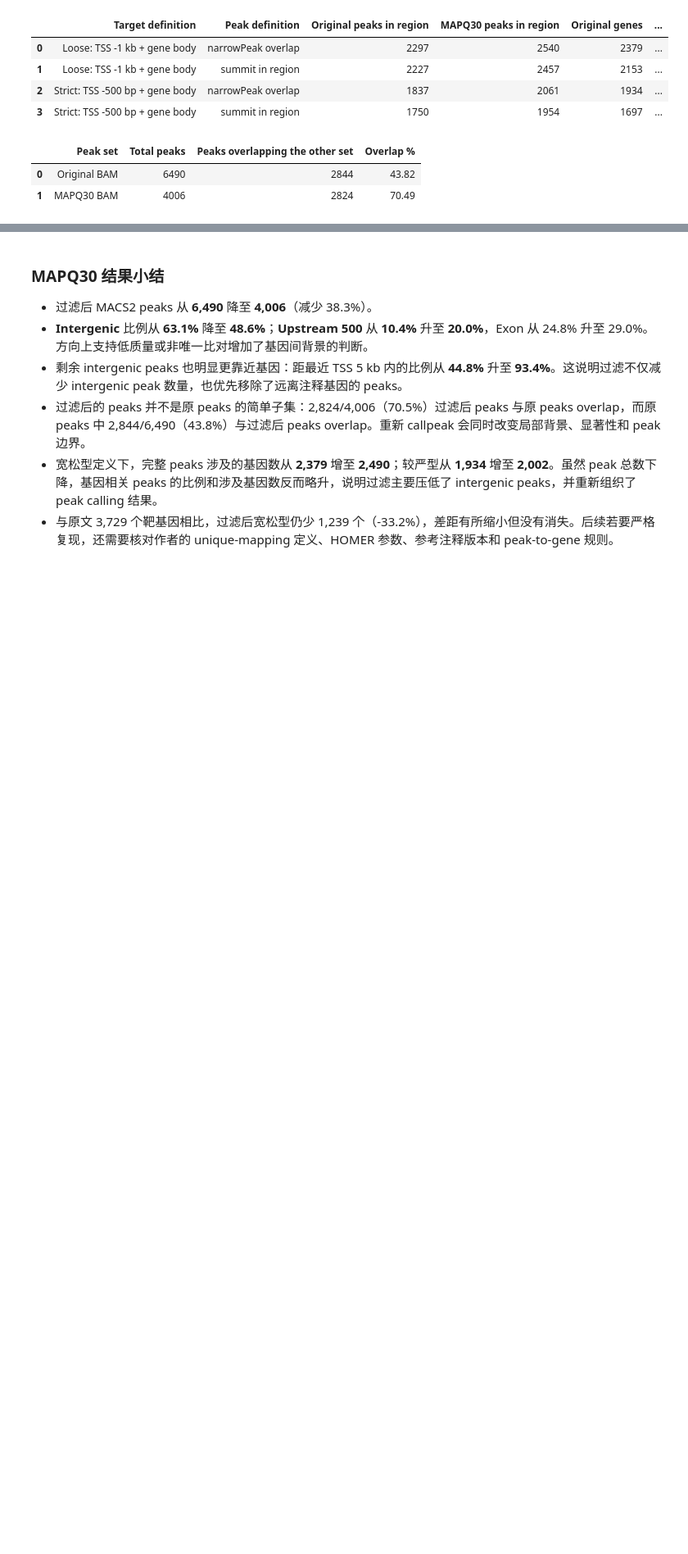
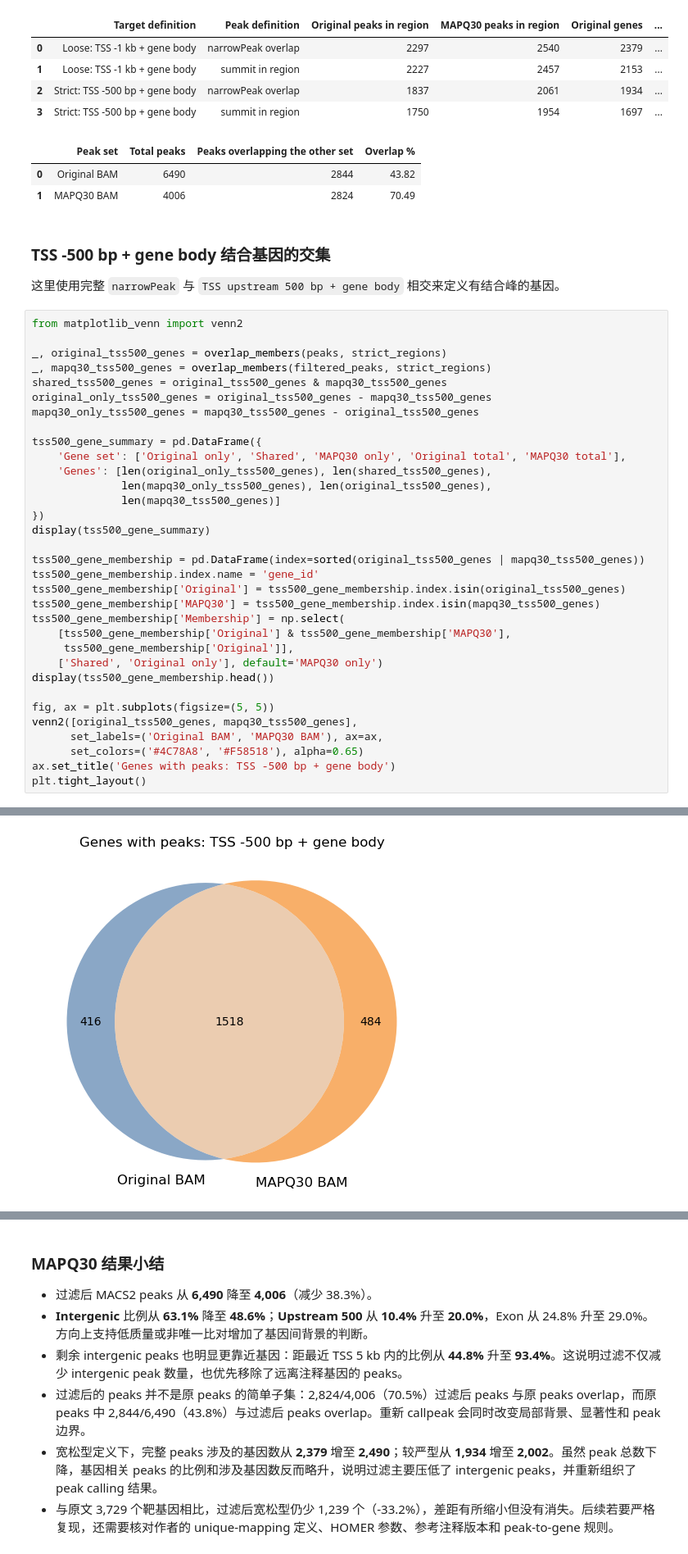
Before and after one commit to pengyfCR7/BAF60_ChIPseq_downstream_analyse_notebooks, a Jupyter notebook: inspect_BAF60_matrix.ipynb, the cells around one changed output, grey strips where cells are left out. Shown at 82% size. Drawn from its saved outputs; the diff is of its cells as text; blank space fills up the shorter version.

Commit message:
Add TSS500 target gene Venn comparison

```diff
--- a/inspect_BAF60_matrix.ipynb
+++ b/inspect_BAF60_matrix.ipynb
@@ -446,3 +446,41 @@ display(peak_set_overlap.round(2))
 |  | Peak set | Total peaks | Peaks overlapping the other set | Overlap % |
 | 0 | Original BAM | 6490 | 2844 | 43.82 |
 | 1 | MAPQ30 BAM | 4006 | 2824 | 70.49 |
+# %% [markdown]
+### TSS -500 bp + gene body 结合基因的交集
+
+这里使用完整 `narrowPeak` 与 `TSS upstream 500 bp + gene body` 相交来定义有结合峰的基因。
+# %%
+from matplotlib_venn import venn2
+
+_, original_tss500_genes = overlap_members(peaks, strict_regions)
+_, mapq30_tss500_genes = overlap_members(filtered_peaks, strict_regions)
+shared_tss500_genes = original_tss500_genes & mapq30_tss500_genes
+original_only_tss500_genes = original_tss500_genes - mapq30_tss500_genes
+mapq30_only_tss500_genes = mapq30_tss500_genes - original_tss500_genes
+
+tss500_gene_summary = pd.DataFrame({
+    'Gene set': ['Original only', 'Shared', 'MAPQ30 only', 'Original total', 'MAPQ30 total'],
+    'Genes': [len(original_only_tss500_genes), len(shared_tss500_genes),
+              len(mapq30_only_tss500_genes), len(original_tss500_genes),
+              len(mapq30_tss500_genes)]
+})
+display(tss500_gene_summary)
+
+tss500_gene_membership = pd.DataFrame(index=sorted(original_tss500_genes | mapq30_tss500_genes))
+tss500_gene_membership.index.name = 'gene_id'
+tss500_gene_membership['Original'] = tss500_gene_membership.index.isin(original_tss500_genes)
+tss500_gene_membership['MAPQ30'] = tss500_gene_membership.index.isin(mapq30_tss500_genes)
+tss500_gene_membership['Membership'] = np.select(
+    [tss500_gene_membership['Original'] & tss500_gene_membership['MAPQ30'],
+     tss500_gene_membership['Original']],
+    ['Shared', 'Original only'], default='MAPQ30 only')
+display(tss500_gene_membership.head())
+
+fig, ax = plt.subplots(figsize=(5, 5))
+venn2([original_tss500_genes, mapq30_tss500_genes],
+      set_labels=('Original BAM', 'MAPQ30 BAM'), ax=ax,
+      set_colors=('#4C78A8', '#F58518'), alpha=0.65)
+ax.set_title('Genes with peaks: TSS -500 bp + gene body')
+plt.tight_layout()
+# %% [output]
@@ -448,0 +500 @@ display(peak_set_overlap.round(2))
+[figure, added]
```
Also changed, not shown: parts of 2 cells of this notebook.
